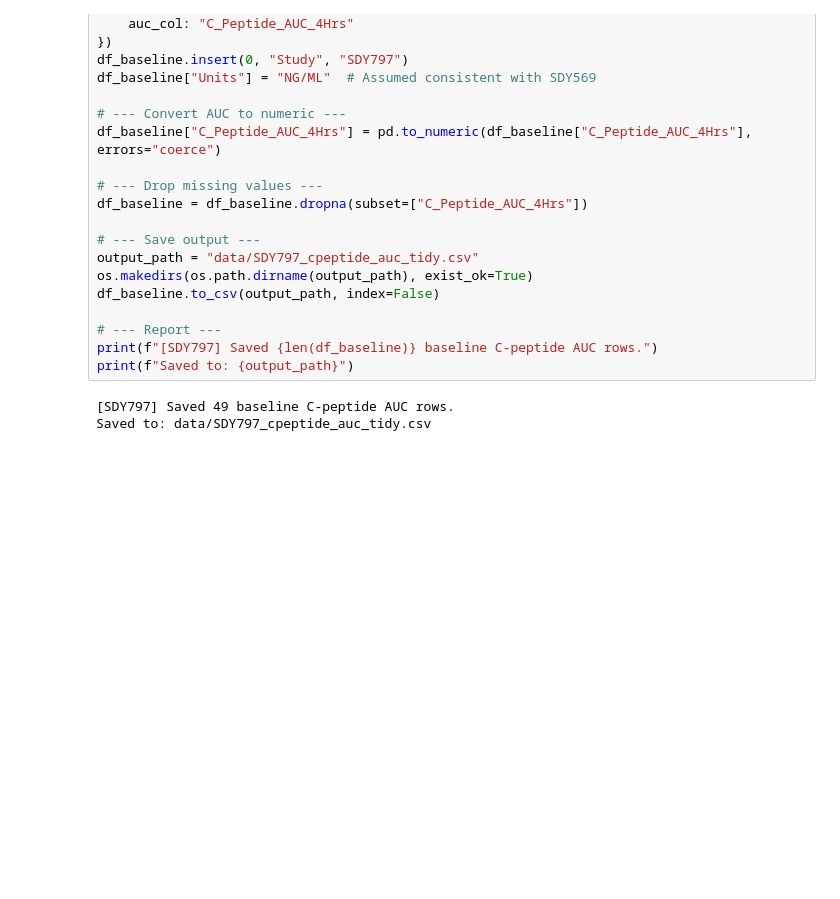
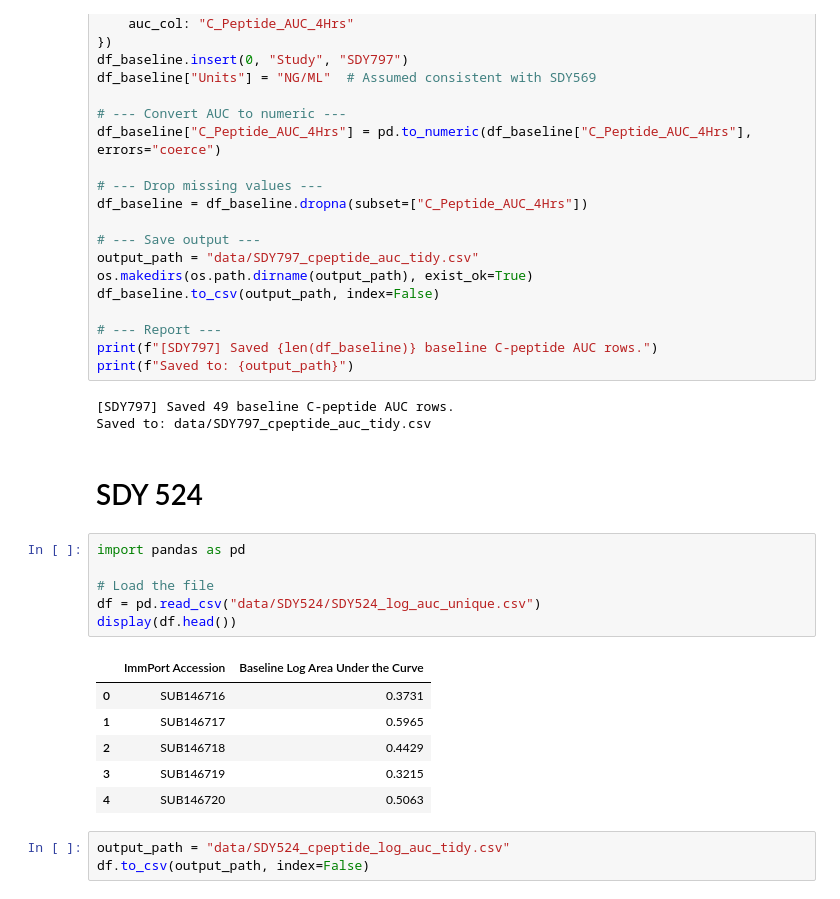
Before and after one commit to NIH-NLM/oadr-autoantibody, a Jupyter notebook: ipynb/c-peptide_baseline_to_tidy.ipynb, the cells around one changed output. Saved outputs shown, nothing was run; the diff lists cells and outputs as text; blank space fills up the shorter version.

```diff
--- a/ipynb/c-peptide_baseline_to_tidy.ipynb
+++ b/ipynb/c-peptide_baseline_to_tidy.ipynb
@@ -442,3 +442,21 @@ print(f"Saved to: {output_path}")
 # %% [output]
 [SDY797] Saved 49 baseline C-peptide AUC rows.
 Saved to: data/SDY797_cpeptide_auc_tidy.csv
+# %% [markdown]
+# SDY 524
+# %%
+import pandas as pd
+
+# Load the file
+df = pd.read_csv("data/SDY524/SDY524_log_auc_unique.csv")
+display(df.head())
+# %% [output]
+|  | ImmPort Accession | Baseline Log Area Under the Curve |
+| 0 | SUB146716 | 0.3731 |
+| 1 | SUB146717 | 0.5965 |
+| 2 | SUB146718 | 0.4429 |
+| 3 | SUB146719 | 0.3215 |
+| 4 | SUB146720 | 0.5063 |
+# %%
+output_path = "data/SDY524_cpeptide_log_auc_tidy.csv"
+df.to_csv(output_path, index=False)
```
Also changed, not shown: 8 other files.
